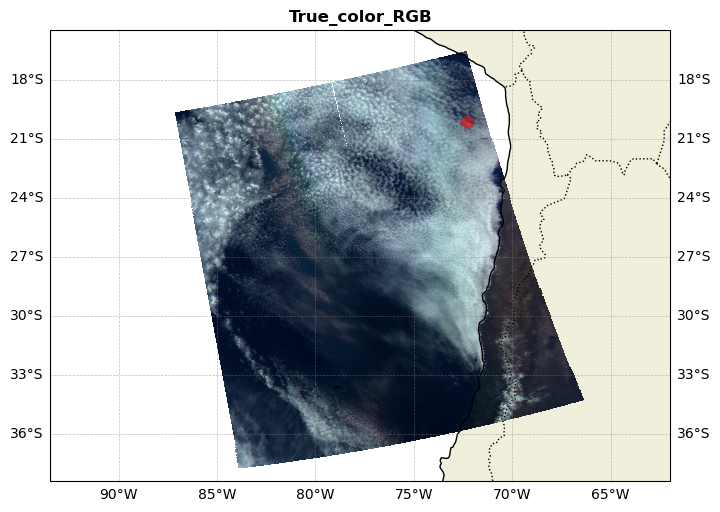
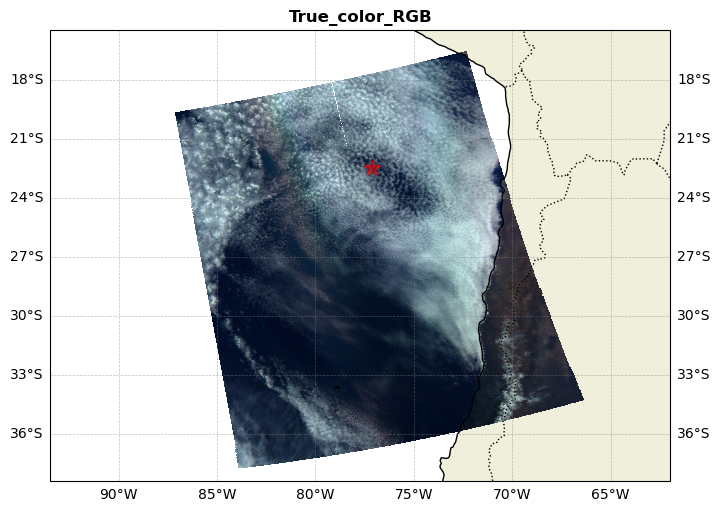
Unified diff of the notebook cell whose output changed from the first chart to the second:
--- before
+++ after
@@ -1,3 +1,2 @@
-H1C.plot_true_color_RGB(figsize=[8, 6], x0_indices=[415], y0_indices=[320])
-
-plt.savefig('HARP2_rgb_p4.png', dpi=500, bbox_inches="tight")
+H1C.plot_true_color_RGB(figsize=[8, 6], x0_indices=[310], y0_indices=[295], markers=["*"], sizes=[150])
+# plt.savefig('HARP2_rgb_p2.png', dpi=500, bbox_inches="tight")

Commit: updated Analysis